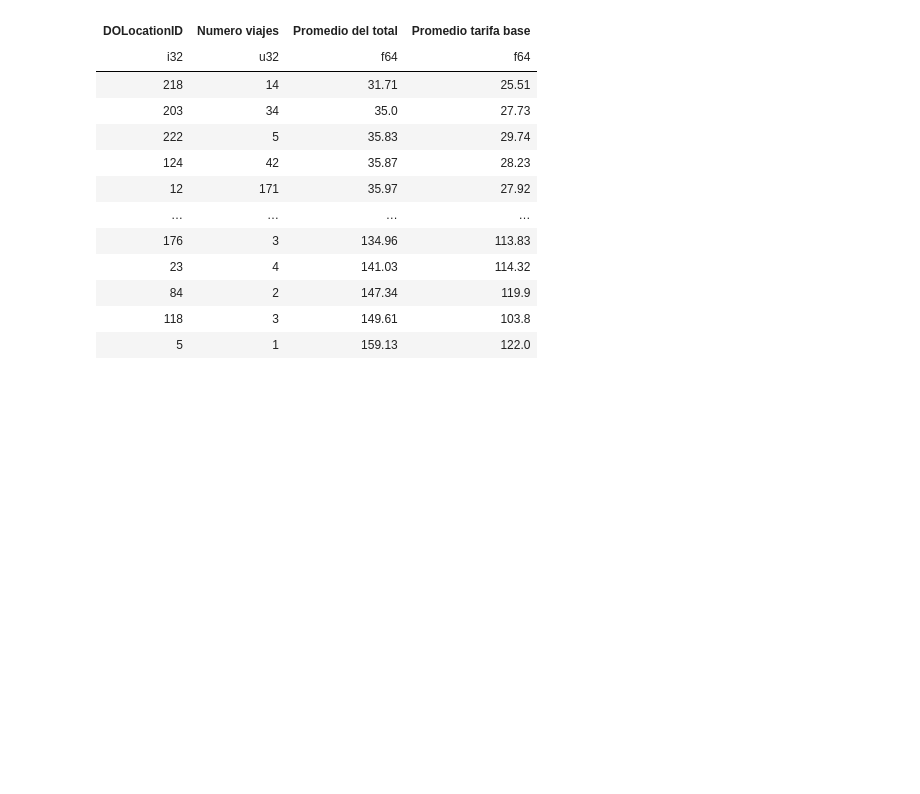
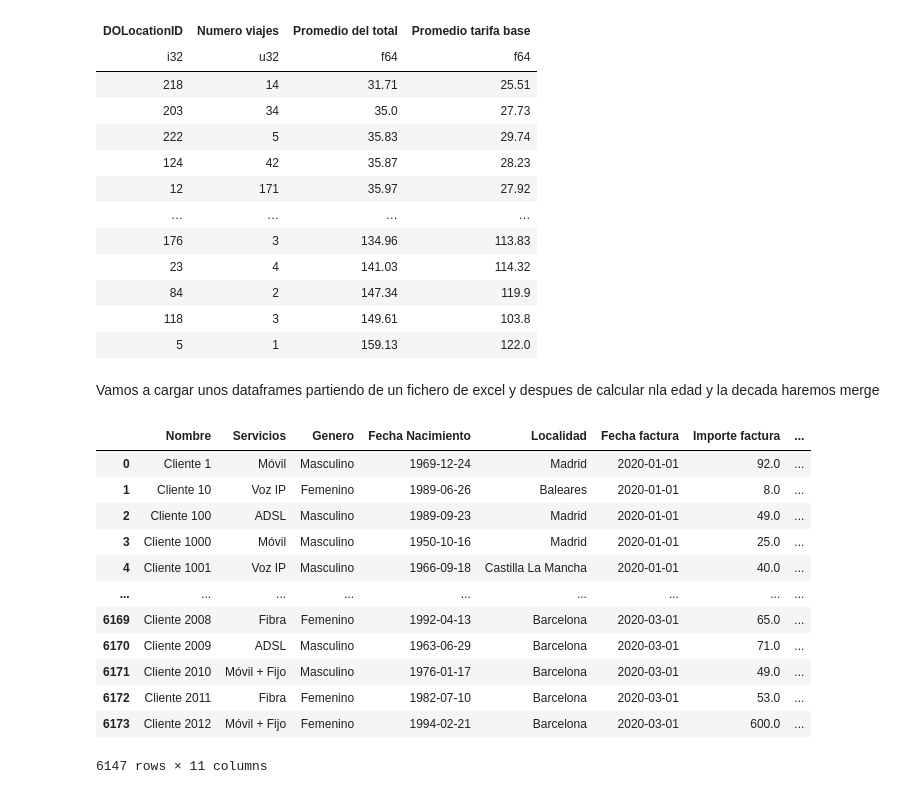
Before and after one commit to rogerloop/2026-04-29_Python3_Ciencia-de-datos-Python-Institute-PCAD-31-Ed2, a Jupyter notebook: 2026-05-04_Python3.ipynb, the cells around one changed output. Drawn from its saved outputs; the diff is of its cells as text; code cells hidden in the pictures; blank space fills up the shorter version.

```diff
--- a/2026-05-04_Python3.ipynb
+++ b/2026-05-04_Python3.ipynb
@@ -358,3 +358,45 @@ shape: (253, 4)
 | 84 | 2 | 147.34 | 119.9 |
 | 118 | 3 | 149.61 | 103.8 |
 | 5 | 1 | 159.13 | 122.0 |
+# %% [markdown]
+Vamos a cargar unos dataframes partiendo de un fichero de excel y despues de calcular nla edad y la decada haremos merge
+# %%
+# El objetivo de la practica es trabajar sobre el merge, sobre el excel de telefonia
+# cargamos los primeros 3 meses (ene-mar) -
+# tambien cargaremos la hoja franja edades. Franja_Edades
+import pandas as pd
+
+ruta_fichero = '/Users/rogerdefez/Documents/Cursos i Llibres/Curso Barcelona Activa/2026-04-29_Python3_Ciencia-de-datos-Python-Institute-PCAD-31-Ed2/Datos_originales/Datos Telefonia Separados Meses Comerciales URL.xlsx'
+fras_enero = pd.read_excel(ruta_fichero,sheet_name="Facturación Enero 2020", header=2)
+fras_febrero = pd.read_excel(ruta_fichero,sheet_name="Facturación Febrero 2020", header=0)
+fras_marzo = pd.read_excel(ruta_fichero,sheet_name="Facturación Marzo 2020", header=1)
+franjas = pd.read_excel(ruta_fichero,sheet_name="Franja_Edades", header=0)
+
+#Concatenar los 3 meses
+fras_trimestre = pd.concat([fras_enero,fras_febrero,fras_marzo],ignore_index=True)
+
+#Eliminar las filas en blanco
+fras_trimestre = fras_trimestre.dropna(how='all')
+
+# Vamos a calcualr la edad + la decada, que ya la teníamos del otro ejercicio Del dia 2026-04-30 _ Practica 3.2
+
+fras_trimestre['Dias'] = (pd.Timestamp('today') - fras_trimestre['Fecha Nacimiento']).dt.days
+fras_trimestre['Edad'] = fras_trimestre['Dias'] // 365
+
+# Muestrame el dataframe
+
+fras_trimestre
+# %% [output]
+|  | Nombre | Servicios | Genero | Fecha Nacimiento | Localidad | Fecha factura | Importe factura | ... |
+| 0 | Cliente 1 | Móvil | Masculino | 1969-12-24 | Madrid | 2020-01-01 | 92.0 | ... |
+| 1 | Cliente 10 | Voz IP | Femenino | 1989-06-26 | Baleares | 2020-01-01 | 8.0 | ... |
+| 2 | Cliente 100 | ADSL | Masculino | 1989-09-23 | Madrid | 2020-01-01 | 49.0 | ... |
+| 3 | Cliente 1000 | Móvil | Masculino | 1950-10-16 | Madrid | 2020-01-01 | 25.0 | ... |
+| 4 | Cliente 1001 | Voz IP | Masculino | 1966-09-18 | Castilla La Mancha | 2020-01-01 | 40.0 | ... |
+| ... | ... | ... | ... | ... | ... | ... | ... | ... |
+| 6169 | Cliente 2008 | Fibra | Femenino | 1992-04-13 | Barcelona | 2020-03-01 | 65.0 | ... |
+| 6170 | Cliente 2009 | ADSL | Masculino | 1963-06-29 | Barcelona | 2020-03-01 | 71.0 | ... |
+| 6171 | Cliente 2010 | Móvil + Fijo | Masculino | 1976-01-17 | Barcelona | 2020-03-01 | 49.0 | ... |
+| 6172 | Cliente 2011 | Fibra | Femenino | 1982-07-10 | Barcelona | 2020-03-01 | 53.0 | ... |
+| 6173 | Cliente 2012 | Móvil + Fijo | Femenino | 1994-02-21 | Barcelona | 2020-03-01 | 600.0 | ... |
+6147 rows × 11 columns
```
